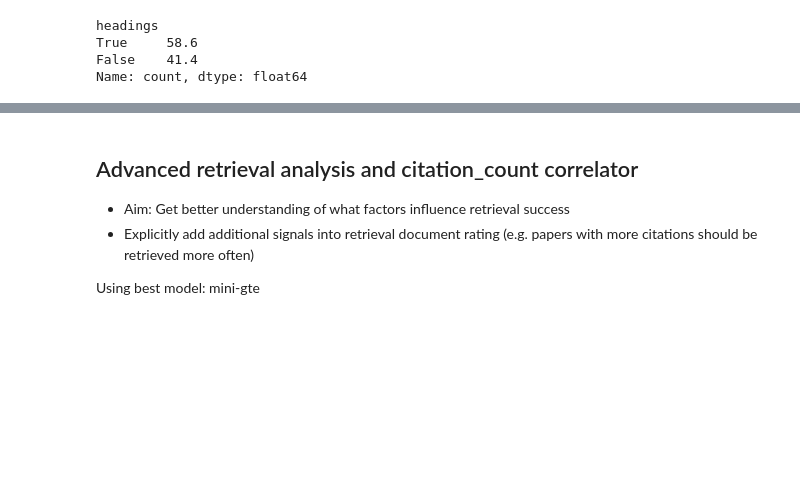
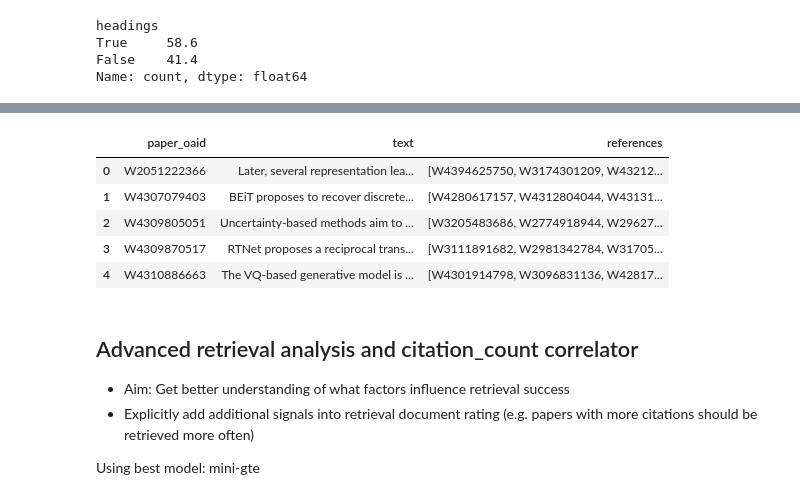
Before and after one commit to LuisCarretero/dsl-research-assistant, a Jupyter notebook: src/semantic_search/dev/benchmarking_dev.ipynb, the cells around one changed output, grey strips where cells are left out. Cells and saved outputs as stored; diff of their text form; code cells hidden in the pictures; blank space fills up the shorter version.

Commit message:
Added combined related work benchmark

```diff
--- a/src/semantic_search/dev/benchmarking_dev.ipynb
+++ b/src/semantic_search/dev/benchmarking_dev.ipynb
@@ -263,3 +263,24 @@ headings
 True     58.6
 False    41.4
 Name: count, dtype: float64
+# %%
+import pandas as pd
+import json
+import os
+import re
+
+metadata_dirpath = '/Users/luis/Desktop/ETH/Courses/SS25-DSL/data/metadata3'
+first_n_queries = -1
+
+def remove_intext_citations(text: str) -> str:
+# Pattern matches brackets containing numbers separated by commas and optional spaces
+    pattern = r'\[\s*\d+(?:\s*,\s*\d+)*\s*\]'
+    return re.sub(pattern, '', text)
+
+with open(os.path.join(metadata_dirpath, 'related_work_data.json'), 'r') as f:
+    related_work_data = json.load(f)
+
+df = pd.DataFrame(related_work_data)
+df['sentence'] = df['sentence'].apply(remove_intext_citations)
+df.rename(columns={'sentence': 'text', 'ref_oaids': 'references'}, inplace=True)
+df = df.iloc[:first_n_queries]
@@ -266,3 +308,18 @@ Name: count, dtype: float64
+# %%
+# Group by paper_oaid, concatenate texts and take union of references
+grouped_df = df.groupby('paper_oaid').agg({
+    'text': ' '.join,
+    'references': lambda x: list(set(sum(x, [])))  # Flatten and get unique references
+}).reset_index()
+
+grouped_df.head()
+# %% [output]
+|  | paper_oaid | text | references |
+| 0 | W2051222366 | Later, several representation lea... | [W4394625750, W3174301209, W43212... |
+| 1 | W4307079403 | BEiT proposes to recover discrete... | [W4280617157, W4312804044, W43131... |
+| 2 | W4309805051 | Uncertainty-based methods aim to ... | [W3205483686, W2774918944, W29627... |
+| 3 | W4309870517 | RTNet proposes a reciprocal trans... | [W3111891682, W2981342784, W31705... |
+| 4 | W4310886663 | The VQ-based generative model is ... | [W4301914798, W3096831136, W42817... |
 # %% [markdown]
 ## Advanced retrieval analysis and citation_count correlator
 - Aim: Get better understanding of what factors influence retrieval success
```
Also changed, not shown: parts of 4 cells of this notebook, 3 other files.
